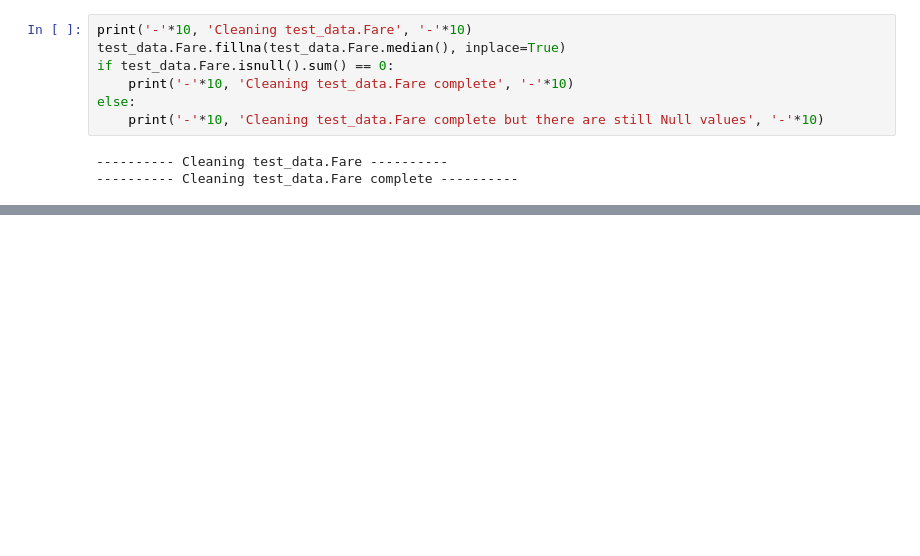
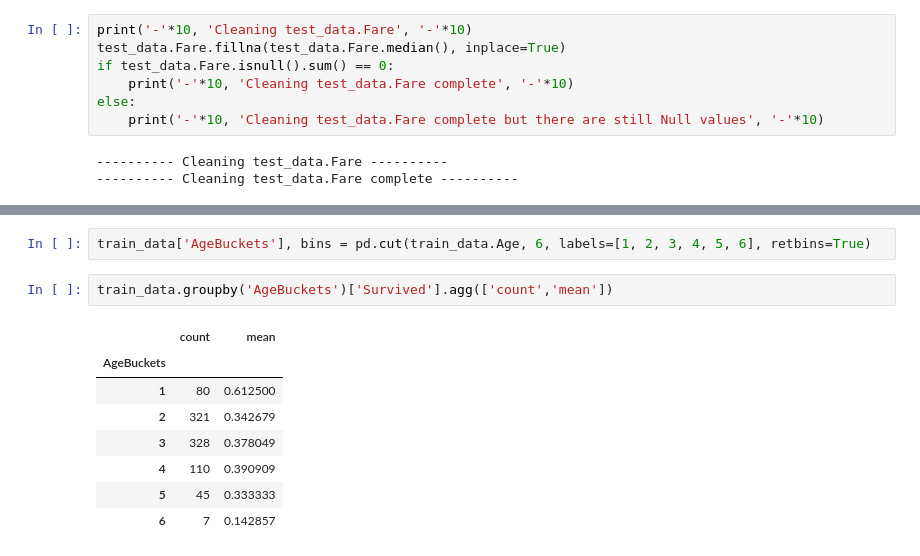
Before and after one commit to MateuszKonopelski/Kaggle, a Jupyter notebook: Project1_Titanic/Titanic_code.ipynb, the cells around one changed output, grey strips where cells are left out. Cells and saved outputs as stored; diff of their text form; blank space fills up the shorter version.

Commit message:
Up to Age buckets

```diff
--- a/Project1_Titanic/Titanic_code.ipynb
+++ b/Project1_Titanic/Titanic_code.ipynb
@@ -238,0 +319,13 @@ else:
+# %%
+train_data['AgeBuckets'], bins = pd.cut(train_data.Age, 6, labels=[1, 2, 3, 4, 5, 6], retbins=True)
+# %%
+train_data.groupby('AgeBuckets')['Survived'].agg(['count','mean'])
+# %% [output]
+|  | count | mean |
+| AgeBuckets |  |  |
+| 1 | 80 | 0.612500 |
+| 2 | 321 | 0.342679 |
+| 3 | 328 | 0.378049 |
+| 4 | 110 | 0.390909 |
+| 5 | 45 | 0.333333 |
+| 6 | 7 | 0.142857 |
```
Also changed, not shown: parts of 17 cells of this notebook.
